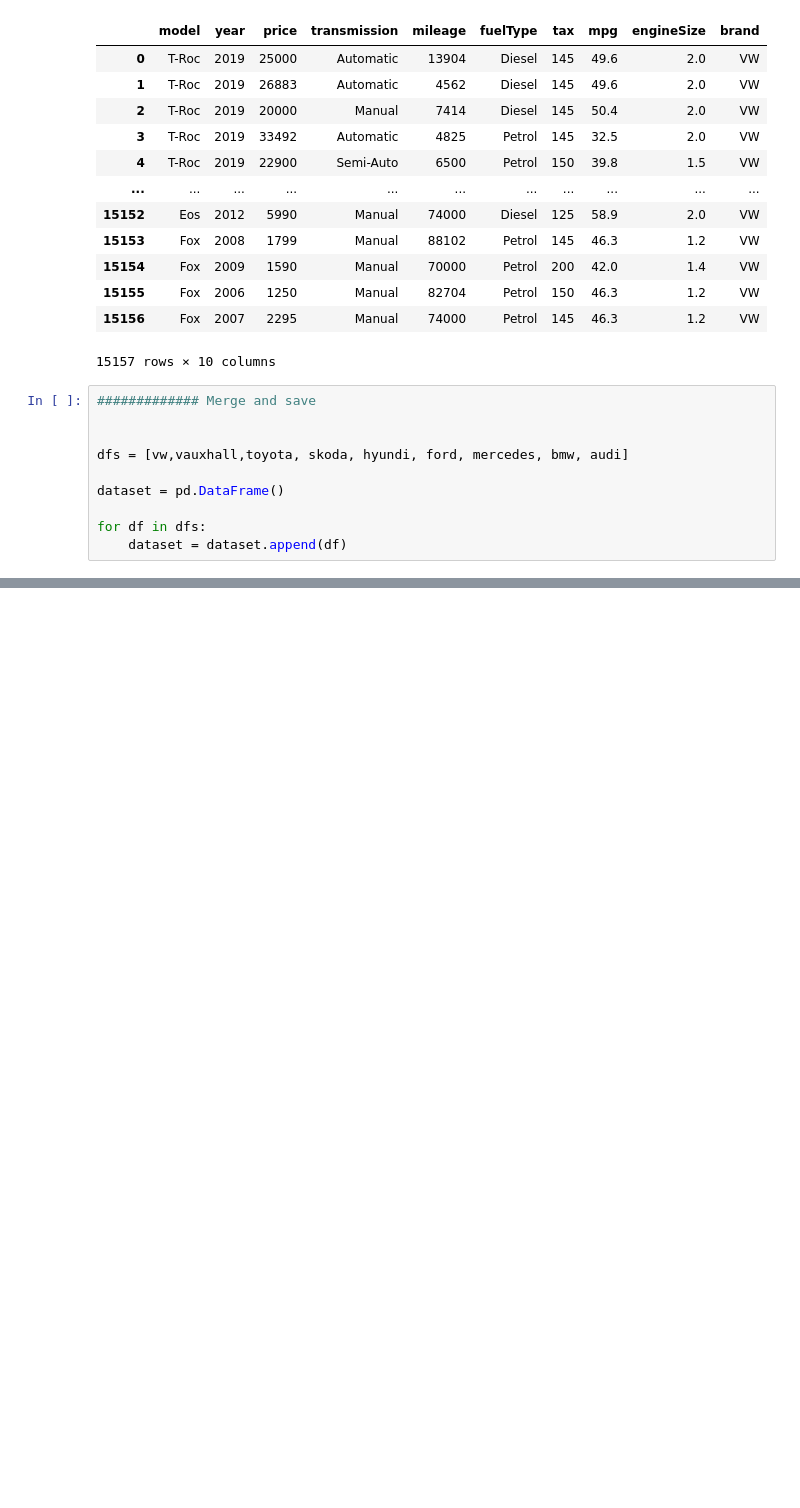
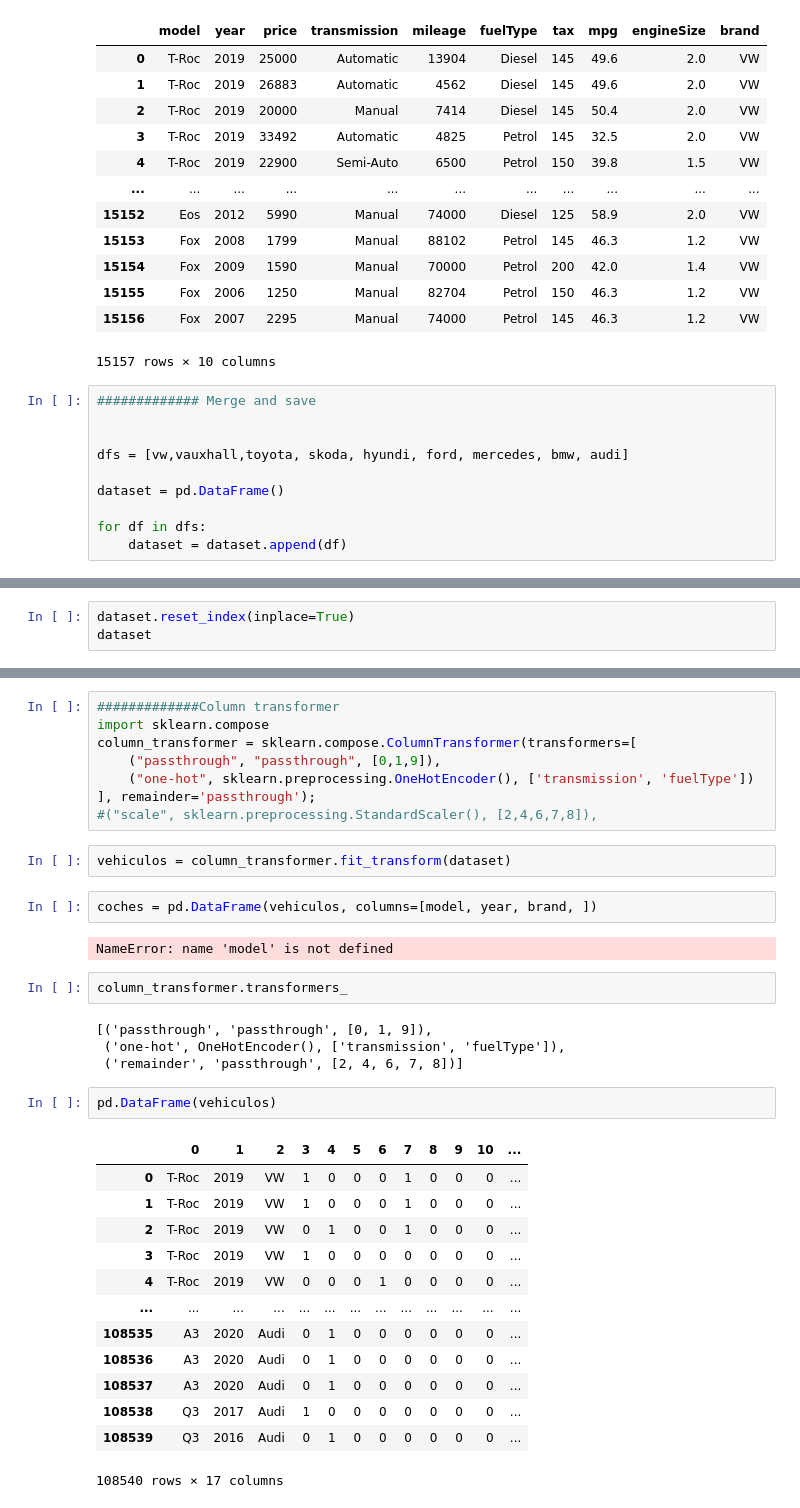
Before and after one commit to karinSalazar/Grupo_5, a Jupyter notebook: Preprocesamiento.ipynb, the cells around one changed output, grey strips where cells are left out. Drawn from its saved outputs; the diff is of its cells as text; blank space fills up the shorter version.

```diff
--- a/Preprocesamiento.ipynb
+++ b/Preprocesamiento.ipynb
@@ -253,0 +240,3 @@ dataset.to_csv("ve", index=)
+# %%
+dataset.reset_index(inplace=True)
+dataset
@@ -253,0 +282,36 @@ dataset.to_csv("ve", index=)
+# %%
+#############Column transformer
+import sklearn.compose
+column_transformer = sklearn.compose.ColumnTransformer(transformers=[
+    ("passthrough", "passthrough", [0,1,9]),
+    ("one-hot", sklearn.preprocessing.OneHotEncoder(), ['transmission', 'fuelType'])
+], remainder='passthrough');
+#("scale", sklearn.preprocessing.StandardScaler(), [2,4,6,7,8]),
+# %%
+vehiculos = column_transformer.fit_transform(dataset)
+# %%
+coches = pd.DataFrame(vehiculos, columns=[model, year, brand, ])
+# %% [output]
+NameError: name 'model' is not defined
+# %%
+column_transformer.transformers_
+# %% [output]
+[('passthrough', 'passthrough', [0, 1, 9]),
+ ('one-hot', OneHotEncoder(), ['transmission', 'fuelType']),
+ ('remainder', 'passthrough', [2, 4, 6, 7, 8])]
+# %%
+pd.DataFrame(vehiculos)
+# %% [output]
+|  | 0 | 1 | 2 | 3 | 4 | 5 | 6 | 7 | 8 | 9 | 10 | ... |
+| 0 | T-Roc | 2019 | VW | 1 | 0 | 0 | 0 | 1 | 0 | 0 | 0 | ... |
+| 1 | T-Roc | 2019 | VW | 1 | 0 | 0 | 0 | 1 | 0 | 0 | 0 | ... |
+| 2 | T-Roc | 2019 | VW | 0 | 1 | 0 | 0 | 1 | 0 | 0 | 0 | ... |
+| 3 | T-Roc | 2019 | VW | 1 | 0 | 0 | 0 | 0 | 0 | 0 | 0 | ... |
+| 4 | T-Roc | 2019 | VW | 0 | 0 | 0 | 1 | 0 | 0 | 0 | 0 | ... |
+| ... | ... | ... | ... | ... | ... | ... | ... | ... | ... | ... | ... | ... |
+| 108535 | A3 | 2020 | Audi | 0 | 1 | 0 | 0 | 0 | 0 | 0 | 0 | ... |
+| 108536 | A3 | 2020 | Audi | 0 | 1 | 0 | 0 | 0 | 0 | 0 | 0 | ... |
+| 108537 | A3 | 2020 | Audi | 0 | 1 | 0 | 0 | 0 | 0 | 0 | 0 | ... |
+| 108538 | Q3 | 2017 | Audi | 1 | 0 | 0 | 0 | 0 | 0 | 0 | 0 | ... |
+| 108539 | Q3 | 2016 | Audi | 0 | 1 | 0 | 0 | 0 | 0 | 0 | 0 | ... |
+108540 rows × 17 columns
```
Also changed, not shown: parts of 6 cells of this notebook.
